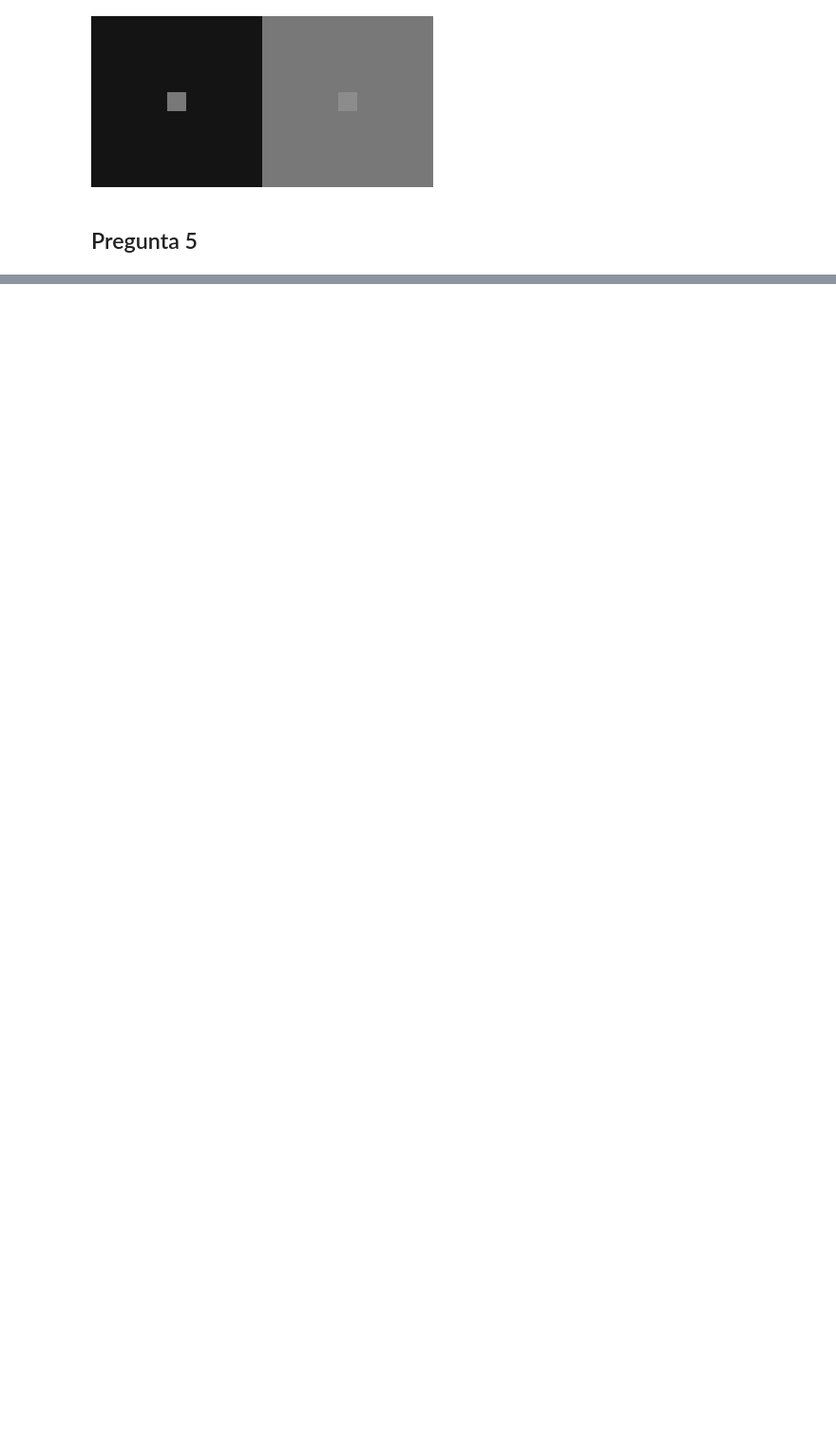
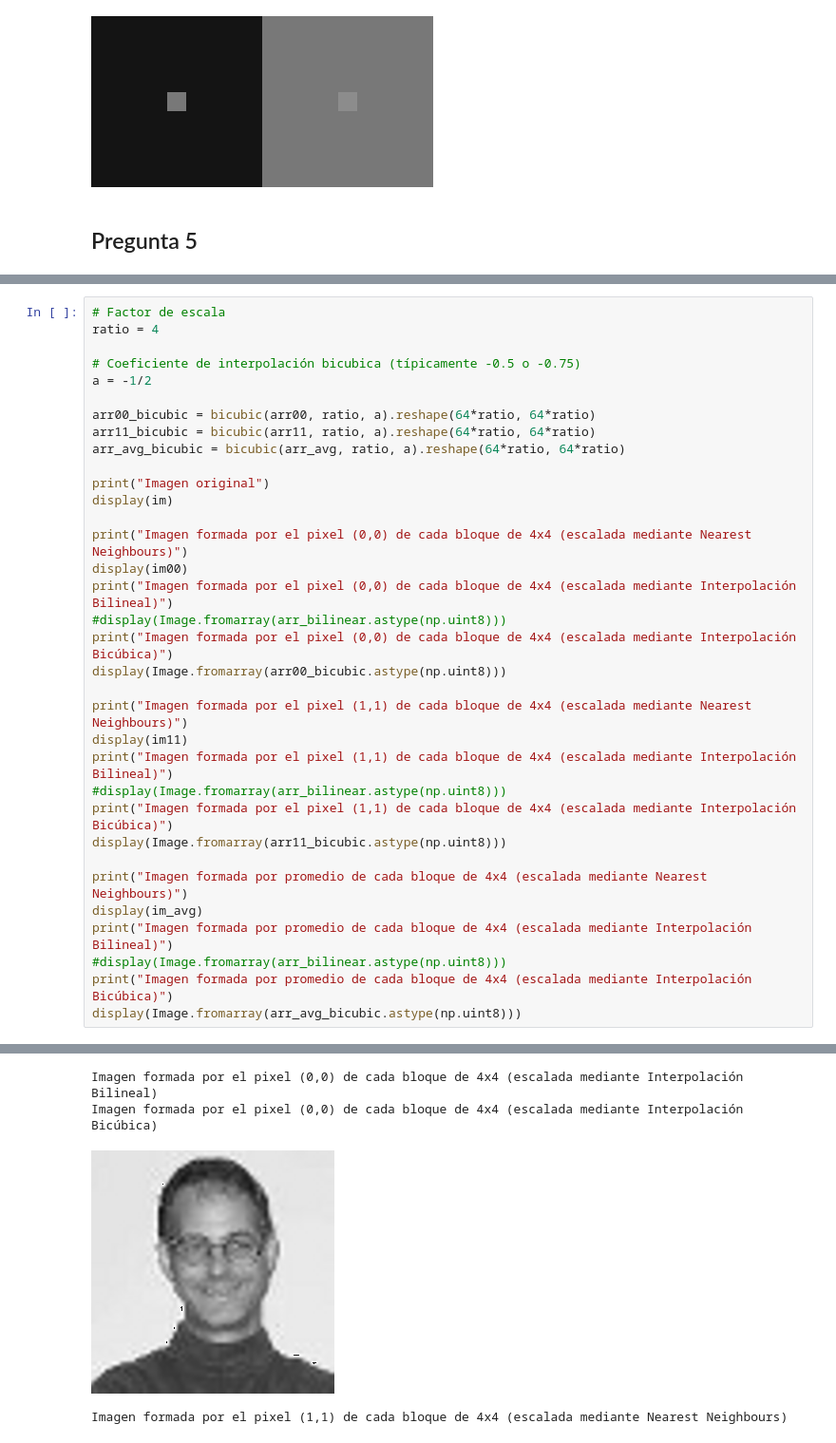
Before and after one commit to pabgonzalez/Digital-Image-Processing, a Jupyter notebook: TP1-Vision/Guia1.ipynb, the cells around one changed output, grey strips where cells are left out. Shown: that part at 95% size. Cells and saved outputs as stored; diff of their text form; blank space fills up the shorter version.

Commit message:
Implementacion de la interpolacion bicubica

```diff
--- a/TP1-Vision/Guia1.ipynb
+++ b/TP1-Vision/Guia1.ipynb
@@ -84,0 +218,35 @@ display(im_avg)
+# %%
+# Factor de escala
+ratio = 4
+
+# Coeficiente de interpolación bicubica (típicamente -0.5 o -0.75)
+a = -1/2
+
+arr00_bicubic = bicubic(arr00, ratio, a).reshape(64*ratio, 64*ratio)
+arr11_bicubic = bicubic(arr11, ratio, a).reshape(64*ratio, 64*ratio)
+arr_avg_bicubic = bicubic(arr_avg, ratio, a).reshape(64*ratio, 64*ratio)
+
+print("Imagen original")
+display(im)
+
+print("Imagen formada por el pixel (0,0) de cada bloque de 4x4 (escalada mediante Nearest Neighbours)")
+display(im00)
+print("Imagen formada por el pixel (0,0) de cada bloque de 4x4 (escalada mediante Interpolación Bilineal)")
+#display(Image.fromarray(arr_bilinear.astype(np.uint8)))
+print("Imagen formada por el pixel (0,0) de cada bloque de 4x4 (escalada mediante Interpolación Bicúbica)")
+display(Image.fromarray(arr00_bicubic.astype(np.uint8)))
+
+print("Imagen formada por el pixel (1,1) de cada bloque de 4x4 (escalada mediante Nearest Neighbours)")
+display(im11)
+print("Imagen formada por el pixel (1,1) de cada bloque de 4x4 (escalada mediante Interpolación Bilineal)")
+#display(Image.fromarray(arr_bilinear.astype(np.uint8)))
+print("Imagen formada por el pixel (1,1) de cada bloque de 4x4 (escalada mediante Interpolación Bicúbica)")
+display(Image.fromarray(arr11_bicubic.astype(np.uint8)))
+
+print("Imagen formada por promedio de cada bloque de 4x4 (escalada mediante Nearest Neighbours)")
+display(im_avg)
+print("Imagen formada por promedio de cada bloque de 4x4 (escalada mediante Interpolación Bilineal)")
+#display(Image.fromarray(arr_bilinear.astype(np.uint8)))
+print("Imagen formada por promedio de cada bloque de 4x4 (escalada mediante Interpolación Bicúbica)")
+display(Image.fromarray(arr_avg_bicubic.astype(np.uint8)))
+# %% [output]
@@ -84,0 +257,4 @@ display(im_avg)
+Imagen formada por el pixel (0,0) de cada bloque de 4x4 (escalada mediante Interpolación Bilineal)
+Imagen formada por el pixel (0,0) de cada bloque de 4x4 (escalada mediante Interpolación Bicúbica)
+[figure, added]
+Imagen formada por el pixel (1,1) de cada bloque de 4x4 (escalada mediante Nearest Neighbours)
```
Also changed, not shown: parts of 10 cells of this notebook.
